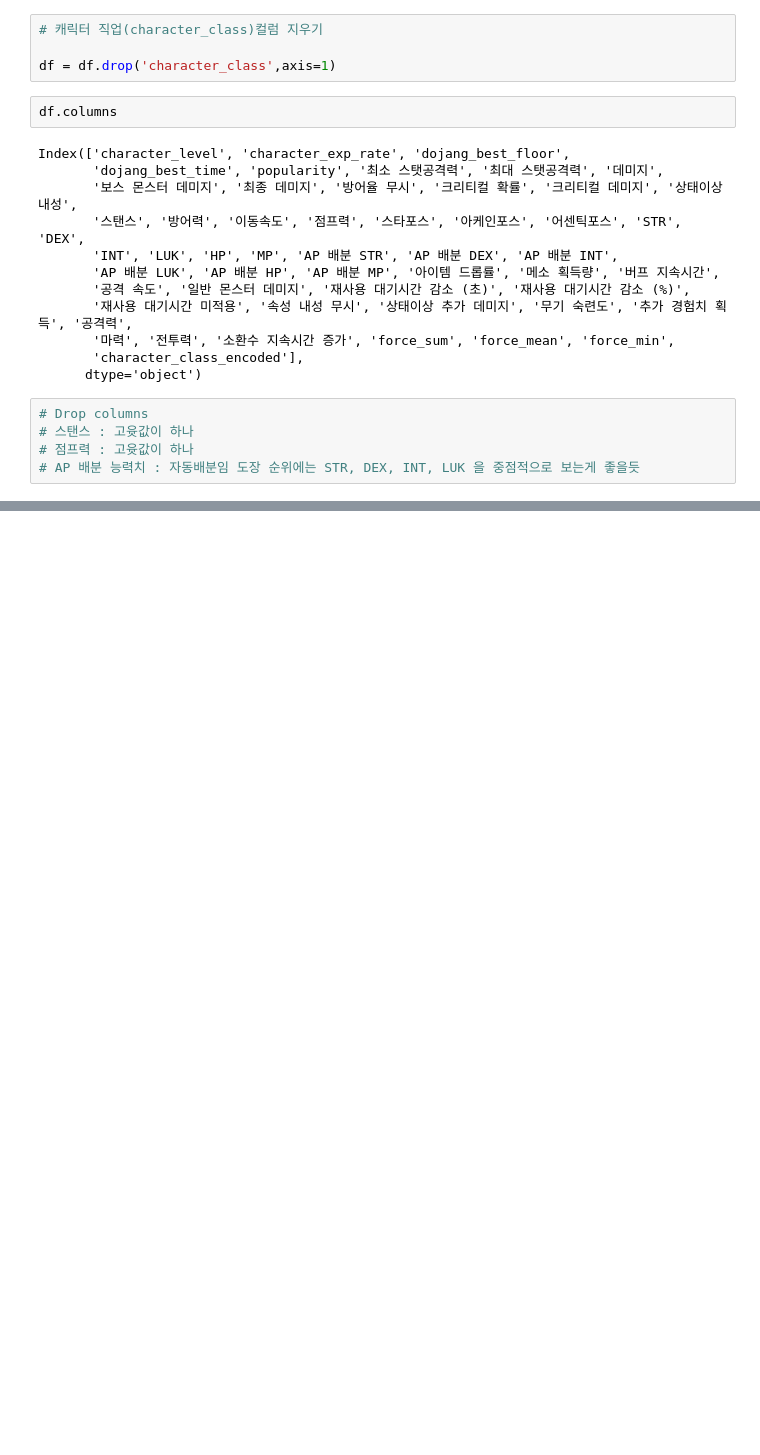
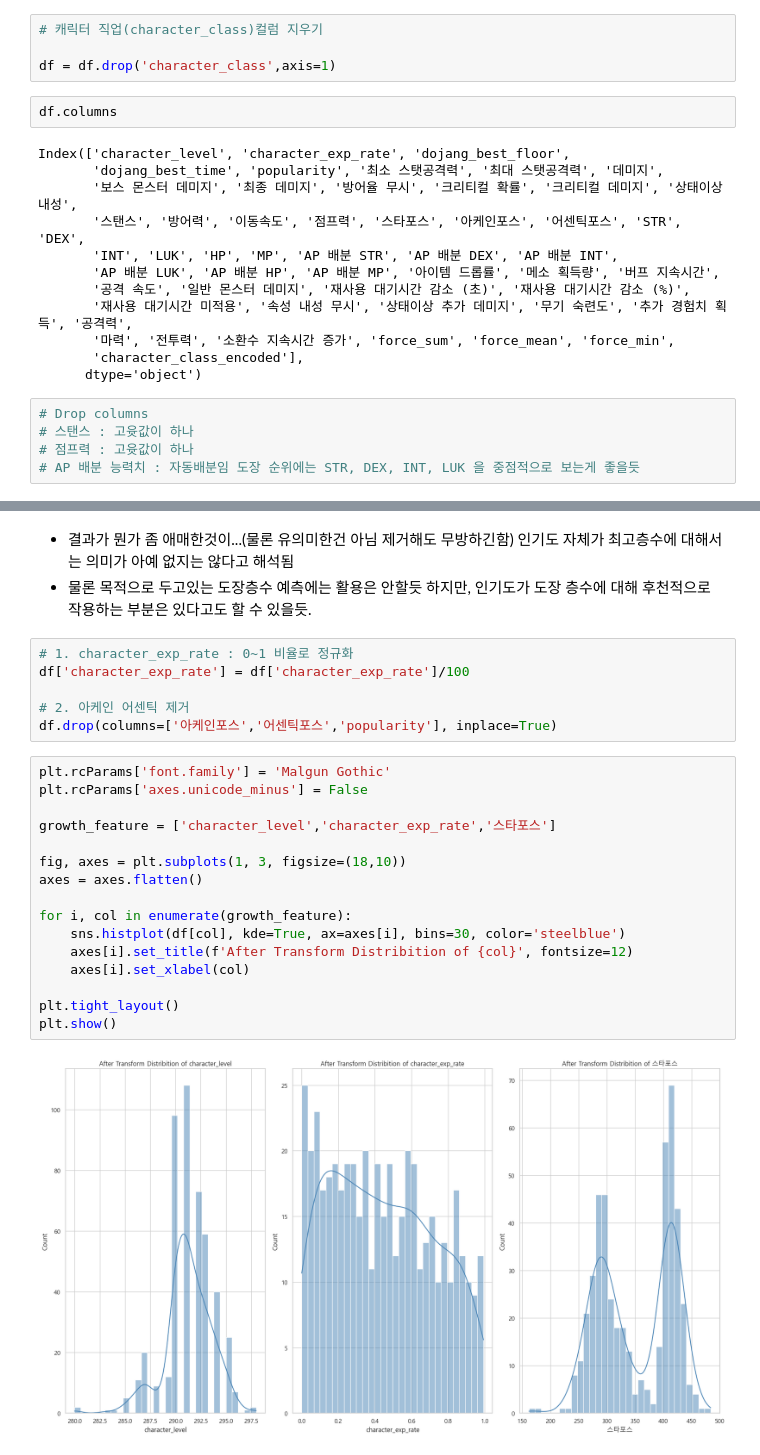
Before and after one commit to pjjongho/NEXON_API, a Jupyter notebook: Maple/dojang_analysis/analysis.ipynb, the cells around one changed output, grey strips where cells are left out. Drawn from its saved outputs; the diff is of its cells as text; blank space fills up the shorter version.

```diff
--- a/Maple/dojang_analysis/analysis.ipynb
+++ b/Maple/dojang_analysis/analysis.ipynb
@@ -180,0 +235,27 @@ list_int = ['character_level','dojang_best_floor','dojang_best_time','popularity
+# %% [markdown]
+- 결과가 뭔가 좀 애매한것이...(물론 유의미한건 아님 제거해도 무방하긴함) 인기도 자체가 최고층수에 대해서는 의미가 아예 없지는 않다고 해석됨
+- 물론 목적으로 두고있는 도장층수 예측에는 활용은 안할듯 하지만, 인기도가 도장 층수에 대해 후천적으로 작용하는 부분은 있다고도 할 수 있을듯.
+# %%
+# 1. character_exp_rate : 0~1 비율로 정규화
+df['character_exp_rate'] = df['character_exp_rate']/100
+
+# 2. 아케인 어센틱 제거
+df.drop(columns=['아케인포스','어센틱포스','popularity'], inplace=True)
+# %%
+plt.rcParams['font.family'] = 'Malgun Gothic'
+plt.rcParams['axes.unicode_minus'] = False
+
+growth_feature = ['character_level','character_exp_rate','스타포스']
+
+fig, axes = plt.subplots(1, 3, figsize=(18,10))
+axes = axes.flatten()
+
+for i, col in enumerate(growth_feature):
+    sns.histplot(df[col], kde=True, ax=axes[i], bins=30, color='steelblue')
+    axes[i].set_title(f'After Transform Distribition of {col}', fontsize=12)
+    axes[i].set_xlabel(col)
+
+plt.tight_layout()
+plt.show()
+# %% [output]
+[figure, added]
```
Also changed, not shown: parts of 15 cells of this notebook.
